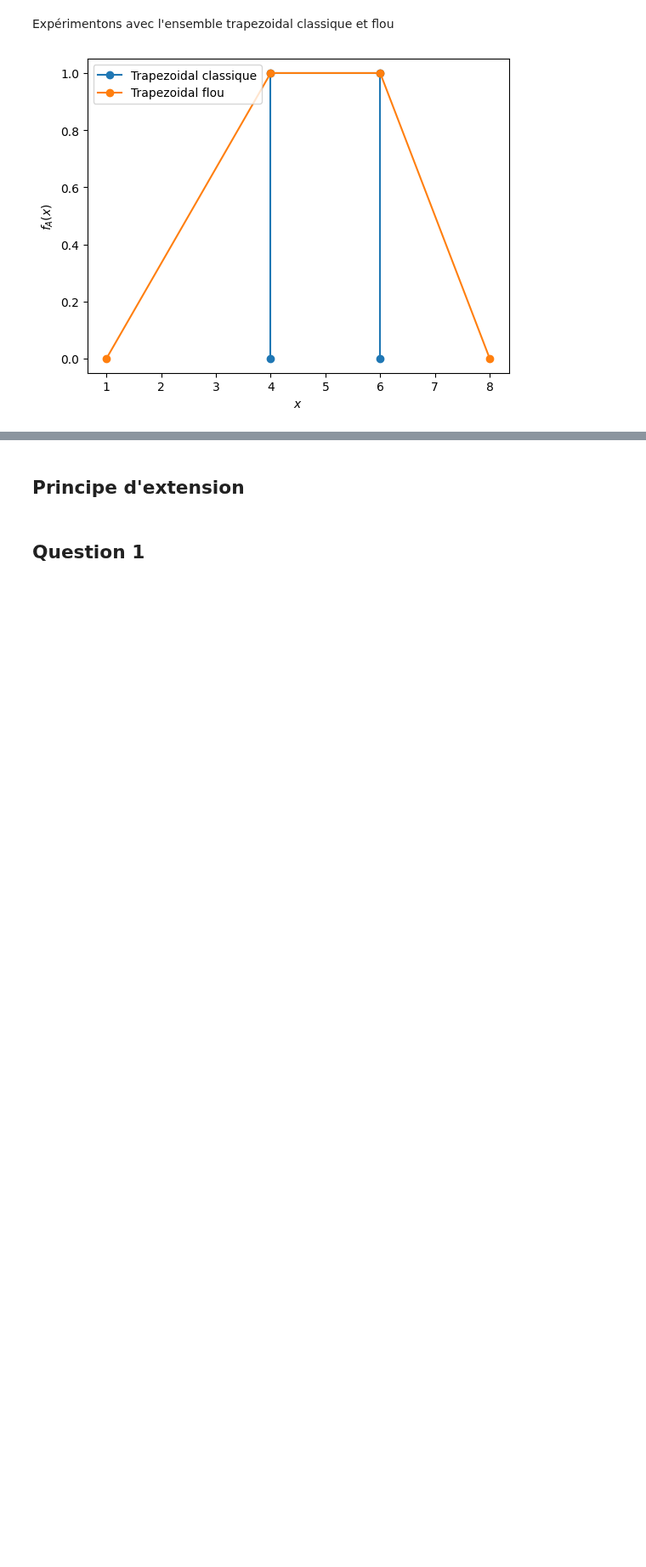
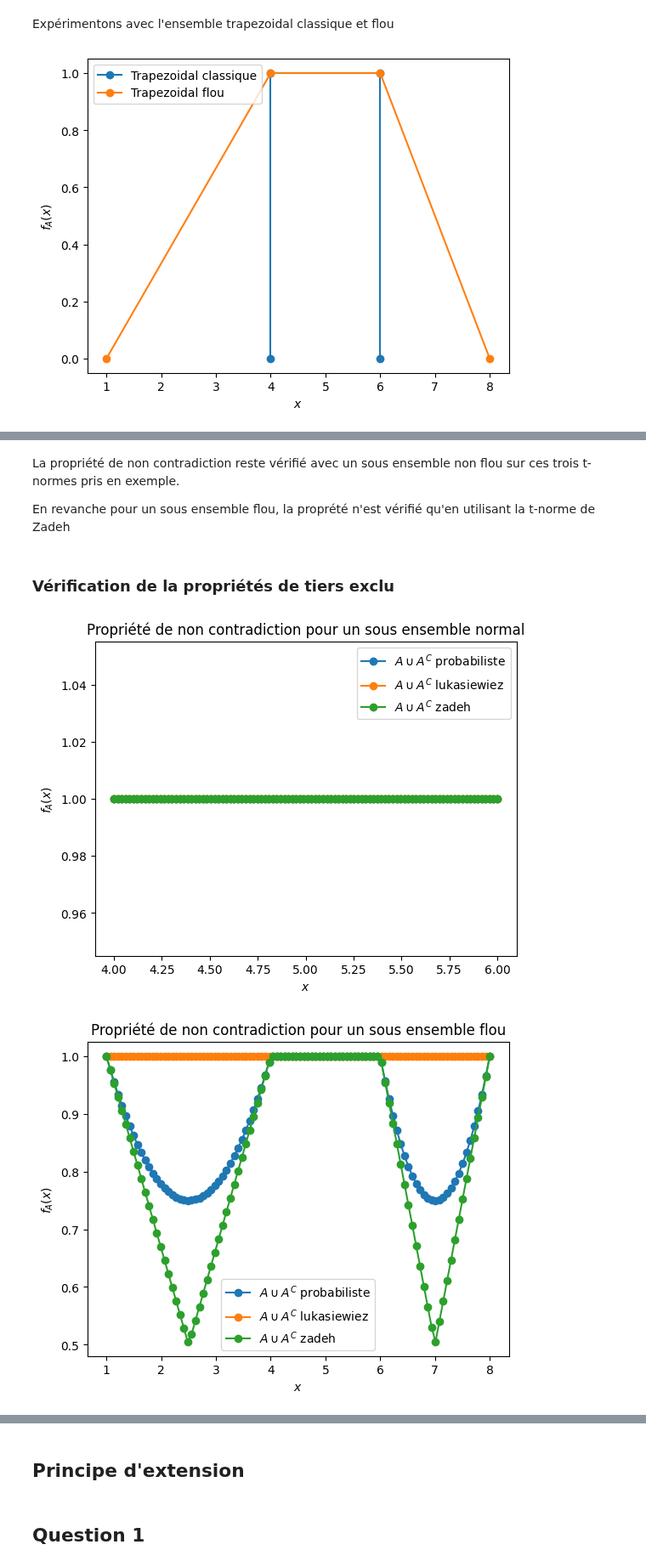
Before and after one commit to CharlesAttend/M2-DAC, a Jupyter notebook: XAI/TME/TME4/TME4.ipynb, the cells around one changed output, grey strips where cells are left out. Shown at 85% size. Drawn from its saved outputs; the diff is of its cells as text; code cells hidden in the pictures; blank space fills up the shorter version.

```diff
--- a/XAI/TME/TME4/TME4.ipynb
+++ b/XAI/TME/TME4/TME4.ipynb
@@ -204,0 +237,41 @@ plot_sefs({ # sous ensemble classique
+# %% [markdown]
+La propriété de non contradiction reste vérifié avec un sous ensemble non flou sur ces trois t-normes pris en exemple.
+
+En revanche pour un sous ensemble flou, la proprété n'est vérifié qu'en utilisant la t-norme de Zadeh
+# %% [markdown]
+### Vérification de la propriétés de tiers exclu
+# %%
+def plot_tier_exclu(d, *args, **kwds):
+    """plot $A\cup A^C$ avec plusieur T-conorme
+
+    Parameters
+    ----------
+    d : dict
+        Dictionnaire de forme {"A": ..., "Ac": ...}
+    """
+    plot_sefs(
+        {
+            "$A \cup A^C$ probabiliste": union(
+                d["A"], d["Ac"], TConorme.probabiliste
+            ),
+            "$A \cup A^C$ lukasiewiez": union(
+                d["A"], d["Ac"], TConorme.lukasiewiez
+            ),
+            "$A \cup A^C$ zadeh": union(d["A"], d["Ac"], TConorme.zadeh),
+            # "$A \cap A^C$ hamacher": intersection(sec["A"], sec["Ac"], TNorme.hamacher),
+            # "$A \cap A^C$ drastique": intersection(sec["A"], sec["Ac"], TNorme.drastique),
+        },
+        *args,
+        **kwds
+    )
+
+
+plot_tier_exclu(
+    sec_trapezoidal, title="Propriété de non contradiction pour un sous ensemble normal"
+)
+plot_tier_exclu(
+    sef_trapezoidal, title="Propriété de non contradiction pour un sous ensemble flou"
+)
+# %% [output]
+[figure, added]
+[figure, added]
```
Also changed, not shown: parts of 11 cells of this notebook.
